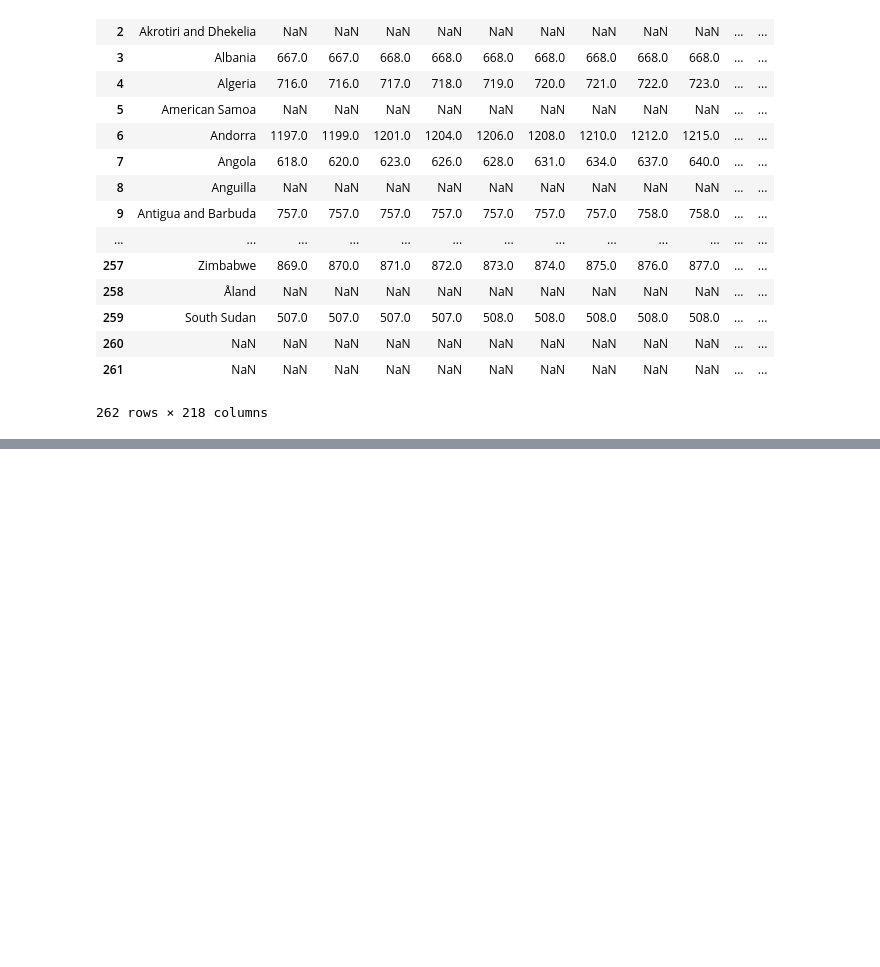
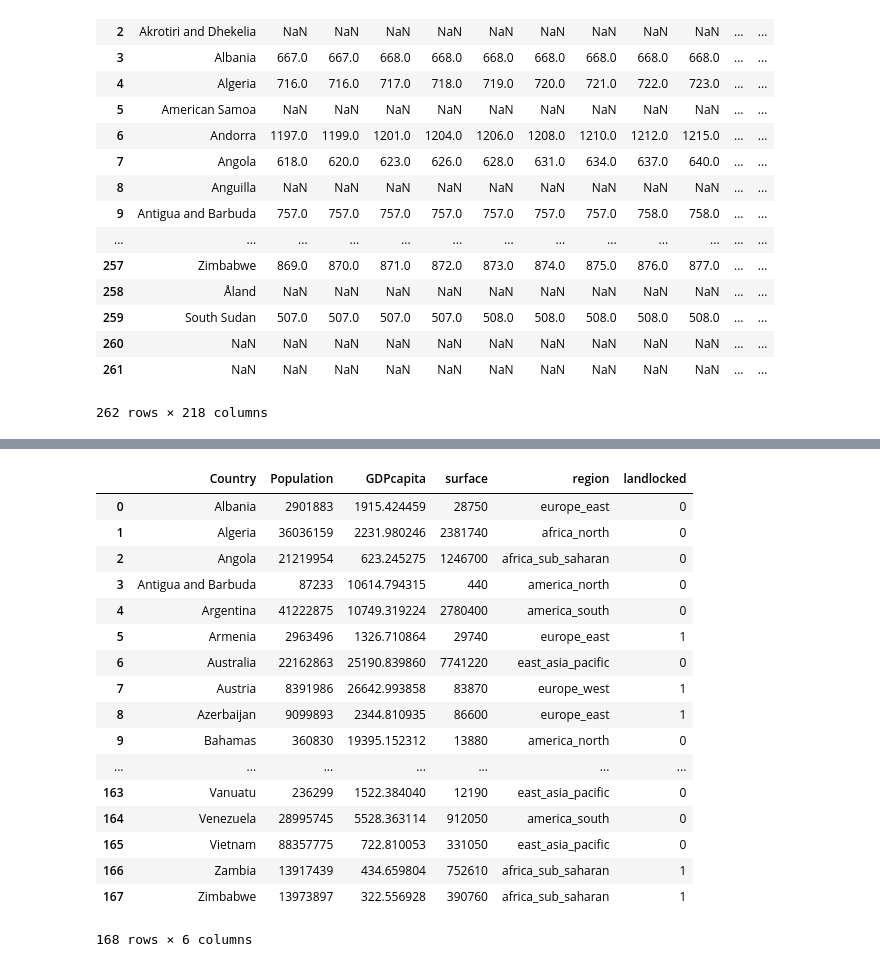
Before and after one commit to GabrielaGiosa/Projeto1, a Jupyter notebook: Projeto 1 - Gabriela Choichit Giosa.ipynb, the cells around one changed output, grey strips where cells are left out. Drawn from its saved outputs; the diff is of its cells as text; code cells hidden in the pictures; blank space fills up the shorter version.

Commit message:
Planilhas no excel e mudanças no código

```diff
--- a/Projeto 1 - Gabriela Choichit Giosa.ipynb
+++ b/Projeto 1 - Gabriela Choichit Giosa.ipynb
@@ -137,0 +78,23 @@ dados2[dados2.Region=='WESTERN EUROPE']
+# %%
+Dados_regiao= pd.read_excel('WorldBank.xlsx')
+# %%
+Dados_regiao
+# %% [output]
+|  | Country | Population | GDPcapita | surface | region | landlocked |
+| 0 | Albania | 2901883 | 1915.424459 | 28750 | europe_east | 0 |
+| 1 | Algeria | 36036159 | 2231.980246 | 2381740 | africa_north | 0 |
+| 2 | Angola | 21219954 | 623.245275 | 1246700 | africa_sub_saharan | 0 |
+| 3 | Antigua and Barbuda | 87233 | 10614.794315 | 440 | america_north | 0 |
+| 4 | Argentina | 41222875 | 10749.319224 | 2780400 | america_south | 0 |
+| 5 | Armenia | 2963496 | 1326.710864 | 29740 | europe_east | 1 |
+| 6 | Australia | 22162863 | 25190.839860 | 7741220 | east_asia_pacific | 0 |
+| 7 | Austria | 8391986 | 26642.993858 | 83870 | europe_west | 1 |
+| 8 | Azerbaijan | 9099893 | 2344.810935 | 86600 | europe_east | 1 |
+| 9 | Bahamas | 360830 | 19395.152312 | 13880 | america_north | 0 |
+| ... | ... | ... | ... | ... | ... | ... |
+| 163 | Vanuatu | 236299 | 1522.384040 | 12190 | east_asia_pacific | 0 |
+| 164 | Venezuela | 28995745 | 5528.363114 | 912050 | america_south | 0 |
+| 165 | Vietnam | 88357775 | 722.810053 | 331050 | east_asia_pacific | 0 |
+| 166 | Zambia | 13917439 | 434.659804 | 752610 | africa_sub_saharan | 1 |
+| 167 | Zimbabwe | 13973897 | 322.556928 | 390760 | africa_sub_saharan | 1 |
+168 rows × 6 columns
```
Also changed, not shown: parts of 12 cells of this notebook, 1 other file.
